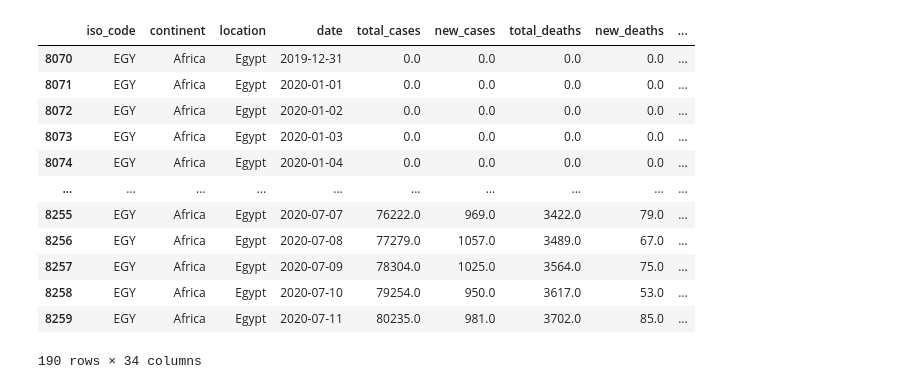
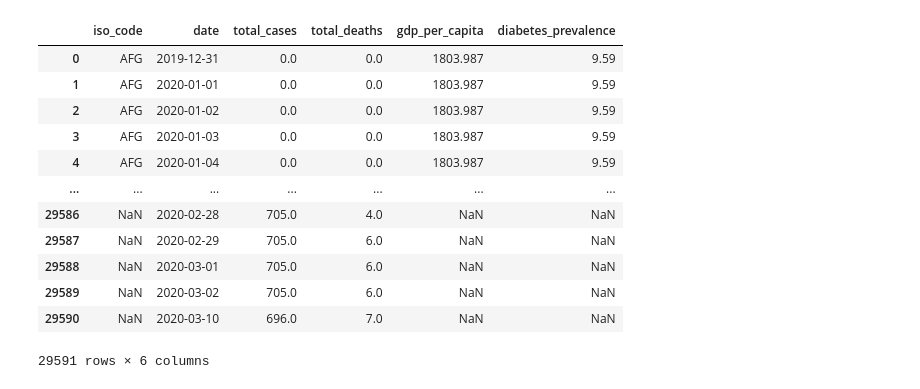
Before and after one commit to Akplesa/viruses, a Jupyter notebook: Untitled.ipynb, the cells around one changed output. Saved outputs shown, nothing was run; the diff lists cells and outputs as text; code cells hidden in the pictures.

```diff
--- a/Untitled.ipynb
+++ b/Untitled.ipynb
@@ -1,29 +30,22 @@
 # %%
-import csv
-import pandas as pd
-#read CSV files that contain pandemic data
-COVID_data = pd.read_csv("data_sets/COVID-19.csv")
-COVID_data
-COVID_data.loc[COVID_data['iso_code'] == 'EGY']
-
 #5 countries of focus
 #AP= US, Australia    ZL= China, Russia  JB= UK, EGY
 
-#Clean COVID-19 DataFrame and extract data based on location, date, total_cases, and total_deaths
-#Create new COVID-19 DataFrame
-#Multiple Line graph for date and total_cases for each country
-#Line graph for date and total deaths for each country
+#Clean COVID-19 DataFrame and extract data based on location, date, total_cases, and total_deaths,GDP, and diabetes_prevalence
+clean_df = COVID_data.loc[:, ['iso_code', 'date', 'total_cases',
+                                    'total_deaths','gdp_per_capita', 'diabetes_prevalence']]
+clean_df
 # %% [output]
-|  | iso_code | continent | location | date | total_cases | new_cases | total_deaths | new_deaths | ... |
-| 8070 | EGY | Africa | Egypt | 2019-12-31 | 0.0 | 0.0 | 0.0 | 0.0 | ... |
-| 8071 | EGY | Africa | Egypt | 2020-01-01 | 0.0 | 0.0 | 0.0 | 0.0 | ... |
-| 8072 | EGY | Africa | Egypt | 2020-01-02 | 0.0 | 0.0 | 0.0 | 0.0 | ... |
-| 8073 | EGY | Africa | Egypt | 2020-01-03 | 0.0 | 0.0 | 0.0 | 0.0 | ... |
-| 8074 | EGY | Africa | Egypt | 2020-01-04 | 0.0 | 0.0 | 0.0 | 0.0 | ... |
-| ... | ... | ... | ... | ... | ... | ... | ... | ... | ... |
-| 8255 | EGY | Africa | Egypt | 2020-07-07 | 76222.0 | 969.0 | 3422.0 | 79.0 | ... |
-| 8256 | EGY | Africa | Egypt | 2020-07-08 | 77279.0 | 1057.0 | 3489.0 | 67.0 | ... |
-| 8257 | EGY | Africa | Egypt | 2020-07-09 | 78304.0 | 1025.0 | 3564.0 | 75.0 | ... |
-| 8258 | EGY | Africa | Egypt | 2020-07-10 | 79254.0 | 950.0 | 3617.0 | 53.0 | ... |
-| 8259 | EGY | Africa | Egypt | 2020-07-11 | 80235.0 | 981.0 | 3702.0 | 85.0 | ... |
+|  | iso_code | date | total_cases | total_deaths | gdp_per_capita | diabetes_prevalence |
+| 0 | AFG | 2019-12-31 | 0.0 | 0.0 | 1803.987 | 9.59 |
+| 1 | AFG | 2020-01-01 | 0.0 | 0.0 | 1803.987 | 9.59 |
+| 2 | AFG | 2020-01-02 | 0.0 | 0.0 | 1803.987 | 9.59 |
+| 3 | AFG | 2020-01-03 | 0.0 | 0.0 | 1803.987 | 9.59 |
+| 4 | AFG | 2020-01-04 | 0.0 | 0.0 | 1803.987 | 9.59 |
+| ... | ... | ... | ... | ... | ... | ... |
+| 29586 | NaN | 2020-02-28 | 705.0 | 4.0 | NaN | NaN |
+| 29587 | NaN | 2020-02-29 | 705.0 | 6.0 | NaN | NaN |
+| 29588 | NaN | 2020-03-01 | 705.0 | 6.0 | NaN | NaN |
+| 29589 | NaN | 2020-03-02 | 705.0 | 6.0 | NaN | NaN |
+| 29590 | NaN | 2020-03-10 | 696.0 | 7.0 | NaN | NaN |
-190 rows × 34 columns
+29591 rows × 6 columns
```
Also changed, not shown: parts of 34 cells of this notebook.
